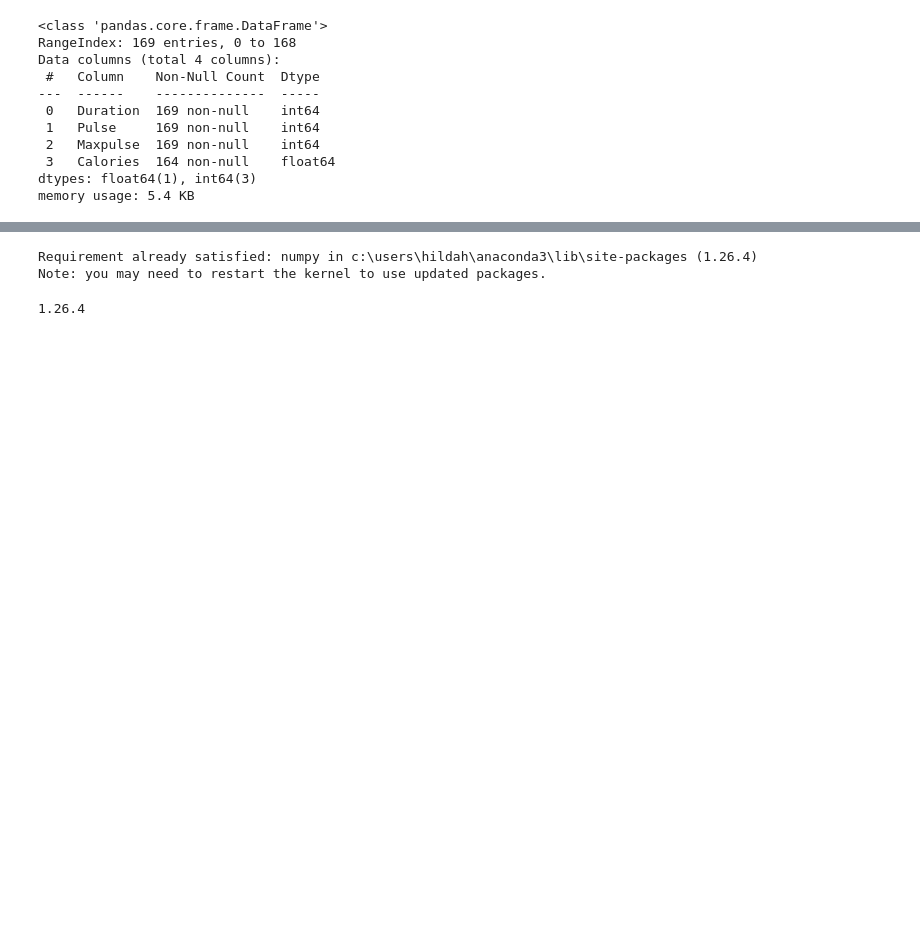
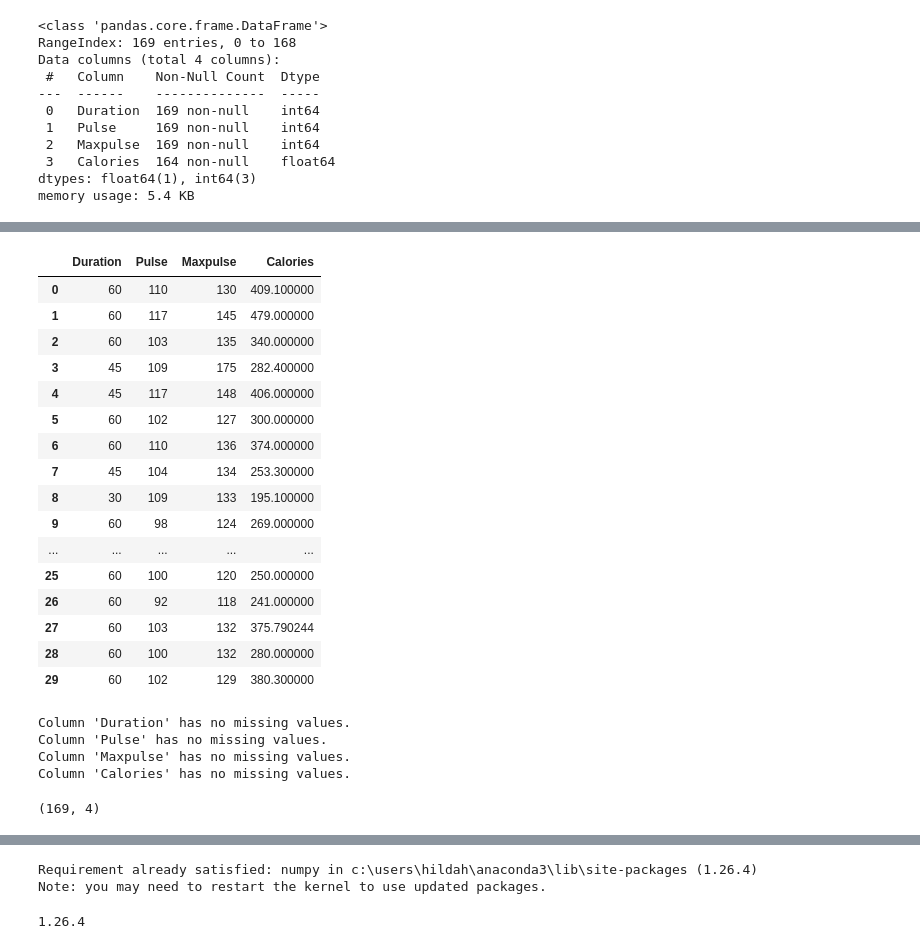
Before and after one commit to Hildah-N/Hildah_Nakaye, a Jupyter notebook: handling data.ipynb, the cells around one changed output, grey strips where cells are left out. Drawn from its saved outputs; the diff is of its cells as text; code cells hidden in the pictures; blank space fills up the shorter version.

```diff
--- a/handling data.ipynb
+++ b/handling data.ipynb
@@ -18,0 +37,35 @@ memory usage: 5.4 KB
+# %%
+df.head(30)
+# %% [output]
+|  | Duration | Pulse | Maxpulse | Calories |
+| 0 | 60 | 110 | 130 | 409.100000 |
+| 1 | 60 | 117 | 145 | 479.000000 |
+| 2 | 60 | 103 | 135 | 340.000000 |
+| 3 | 45 | 109 | 175 | 282.400000 |
+| 4 | 45 | 117 | 148 | 406.000000 |
+| 5 | 60 | 102 | 127 | 300.000000 |
+| 6 | 60 | 110 | 136 | 374.000000 |
+| 7 | 45 | 104 | 134 | 253.300000 |
+| 8 | 30 | 109 | 133 | 195.100000 |
+| 9 | 60 | 98 | 124 | 269.000000 |
+| ... | ... | ... | ... | ... |
+| 25 | 60 | 100 | 120 | 250.000000 |
+| 26 | 60 | 92 | 118 | 241.000000 |
+| 27 | 60 | 103 | 132 | 375.790244 |
+| 28 | 60 | 100 | 132 | 280.000000 |
+| 29 | 60 | 102 | 129 | 380.300000 |
+# %%
+for col in ['Duration', 'Pulse', 'Maxpulse', 'Calories']:
+    if df[col].isnull().any():
+        print(f"Column '{col}' has missing values.")
+    else:
+        print(f"Column '{col}' has no missing values.")
+# %% [output]
+Column 'Duration' has no missing values.
+Column 'Pulse' has no missing values.
+Column 'Maxpulse' has no missing values.
+Column 'Calories' has no missing values.
+# %%
+df.shape
+# %% [output]
+(169, 4)
```
Also changed, not shown: parts of 10 cells of this notebook.
